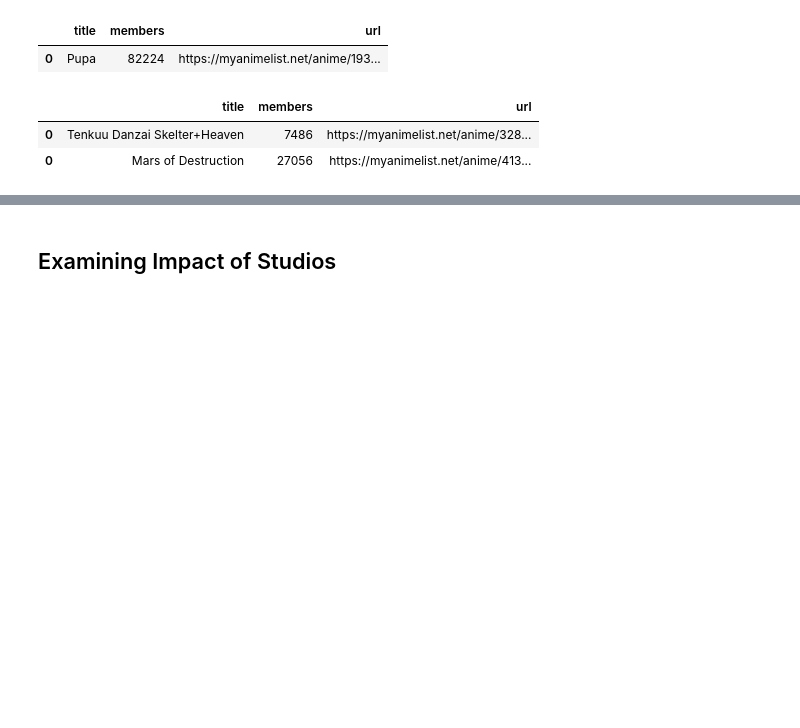
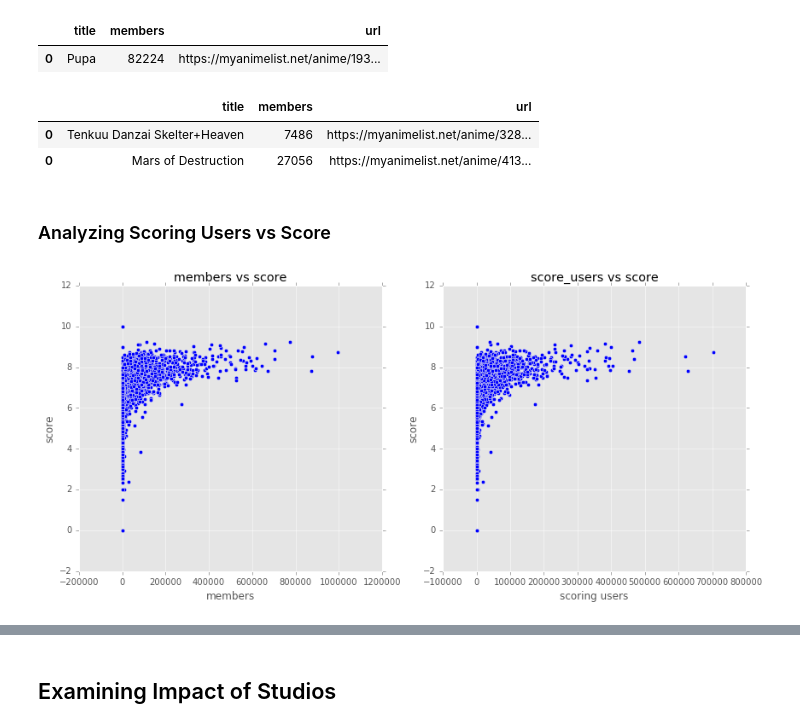
Before and after one commit to FourSwordKirby/MALDataScience, a Jupyter notebook: more_stats.ipynb, the cells around one changed output, grey strips where cells are left out. Drawn from its saved outputs; the diff is of its cells as text; code cells hidden in the pictures; blank space fills up the shorter version.

```diff
--- a/more_stats.ipynb
+++ b/more_stats.ipynb
@@ -241,3 +326,21 @@ MAL_df[(MAL_df['score'] < 2.5) & (MAL_df['members'] > 3000)][['title', 'members'
 |  | title | members | url |
 | 0 | Tenkuu Danzai Skelter+Heaven | 7486 | https://myanimelist.net/anime/328... |
 | 0 | Mars of Destruction | 27056 | https://myanimelist.net/anime/413... |
+# %% [markdown]
+### Analyzing Scoring Users vs Score
+# %%
+matplotlib.rcParams['figure.figsize'] = (14.0, 6.0)
+plt.subplot(1, 2, 1)
+plt.scatter(MAL_df['members'], MAL_df['score'])
+plt.xlabel("members")
+plt.ylabel("score")
+plt.title('members vs score')
+
+plt.subplot(1, 2, 2)
+plt.scatter(MAL_df['score_users'], MAL_df['score'])
+plt.xlabel("scoring users")
+plt.ylabel("score")
+plt.title('score_users vs score')
+plt.show()
+# %% [output]
+[figure, added]
```
Also changed, not shown: parts of 34 cells of this notebook.
